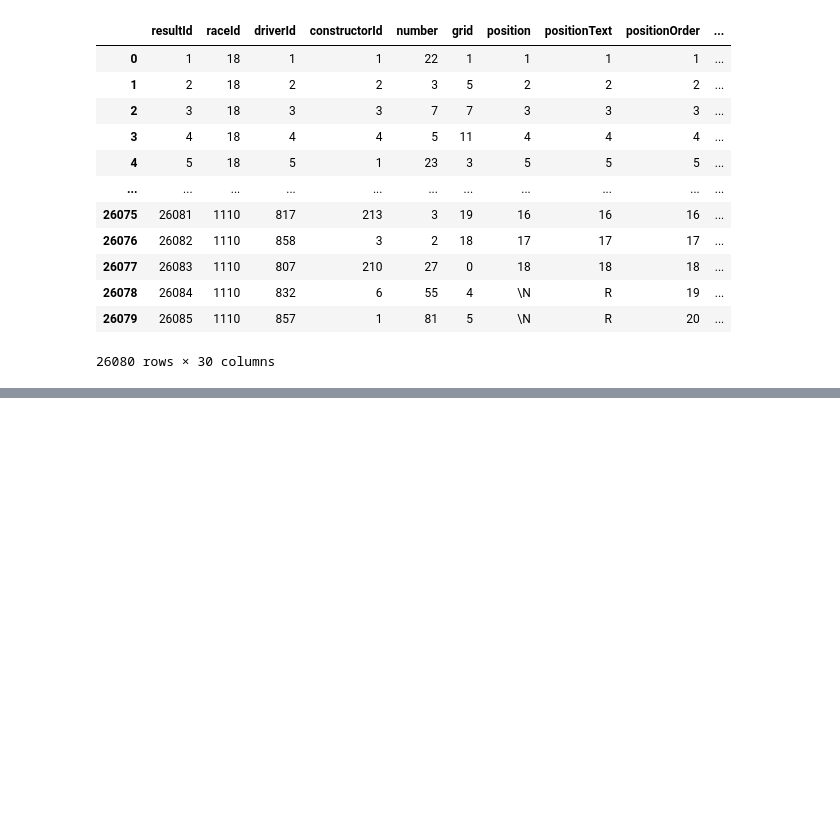
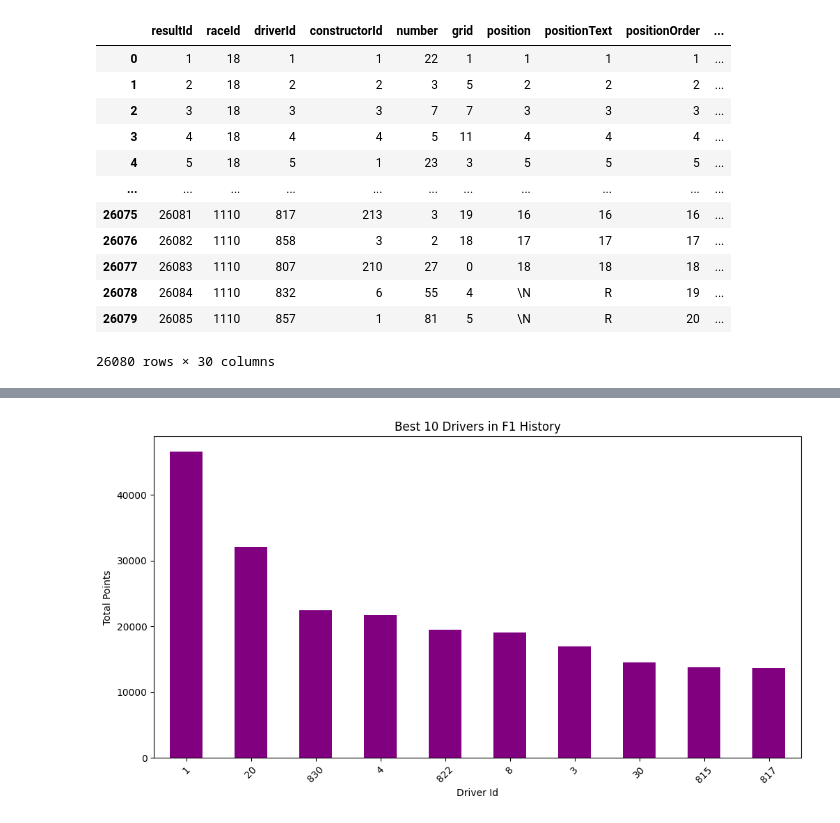
Before and after one commit to Meenakshipooranik/Formula1-Mini-Sprint, a Jupyter notebook: formula1.ipynb, the cells around one changed output, grey strips where cells are left out. Saved outputs shown, nothing was run; the diff lists cells and outputs as text; code cells hidden in the pictures; blank space fills up the shorter version.

```diff
--- a/formula1.ipynb
+++ b/formula1.ipynb
@@ -23,6 +23,7 @@ races=pd.read_csv('/content/formula1/races.csv')
 drivers=pd.read_csv('/content/formula1/drivers.csv')
 constructors=pd.read_csv('/content/formula1/constructors.csv')
 status=pd.read_csv('/content/formula1/status.csv')
+driver_standings=pd.read_csv('/content/formula1/driver_standings.csv')
 # %%
 drivers.head()
 # %% [output]
@@ -78,0 +142,5 @@ df
+# %%
+top_drivers = pd.merge(driver_standings, drivers, on='driverId')
+
+top_drivers = top_drivers.groupby('driverId')['points'].sum()
+top_drivers = top_drivers.sort_values(ascending=False).head(10)
@@ -78,0 +162,10 @@ df
+# %%
+plt.figure(figsize=(12, 6))
+top_drivers.plot(kind='bar', color='purple')
+plt.xlabel('Driver Id')
+plt.ylabel('Total Points')
+plt.title('Best 10 Drivers in F1 History')
+plt.xticks(rotation=45)
+plt.show()
+# %% [output]
+[figure, added]
```
Also changed, not shown: parts of 10 cells of this notebook.
